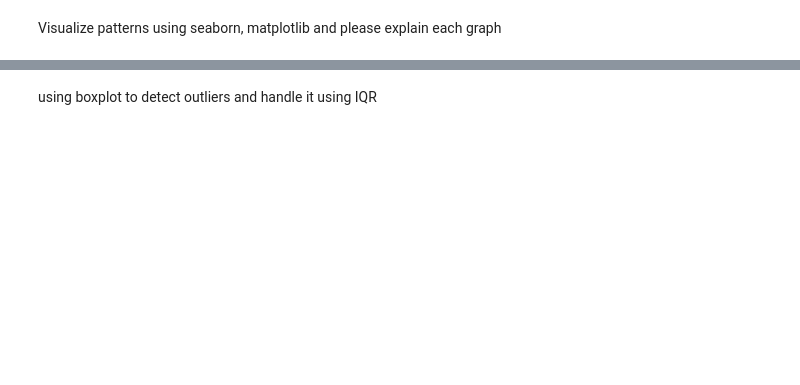
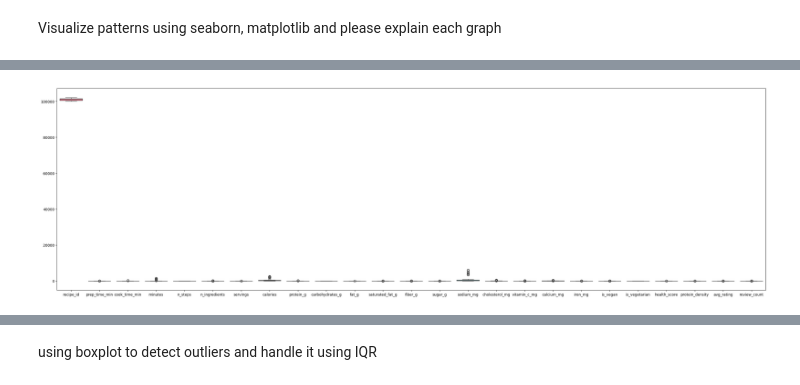
Before and after one commit to BeboNasif/DEPI-Project, a Jupyter notebook: DEPI_Phase_1.ipynb, the cells around one changed output, grey strips where cells are left out. Cells and saved outputs as stored; diff of their text form; code cells hidden in the pictures; blank space fills up the shorter version.

```diff
--- a/DEPI_Phase_1.ipynb
+++ b/DEPI_Phase_1.ipynb
@@ -101,0 +119,6 @@ Visualize patterns using seaborn, matplotlib and please explain each graph
+# %%
+plt.figure(figsize=(35,10))
+sns.boxplot(data=data)
+plt.show()
+# %% [output]
+[figure, added]
```
Also changed, not shown: parts of 21 cells of this notebook.
